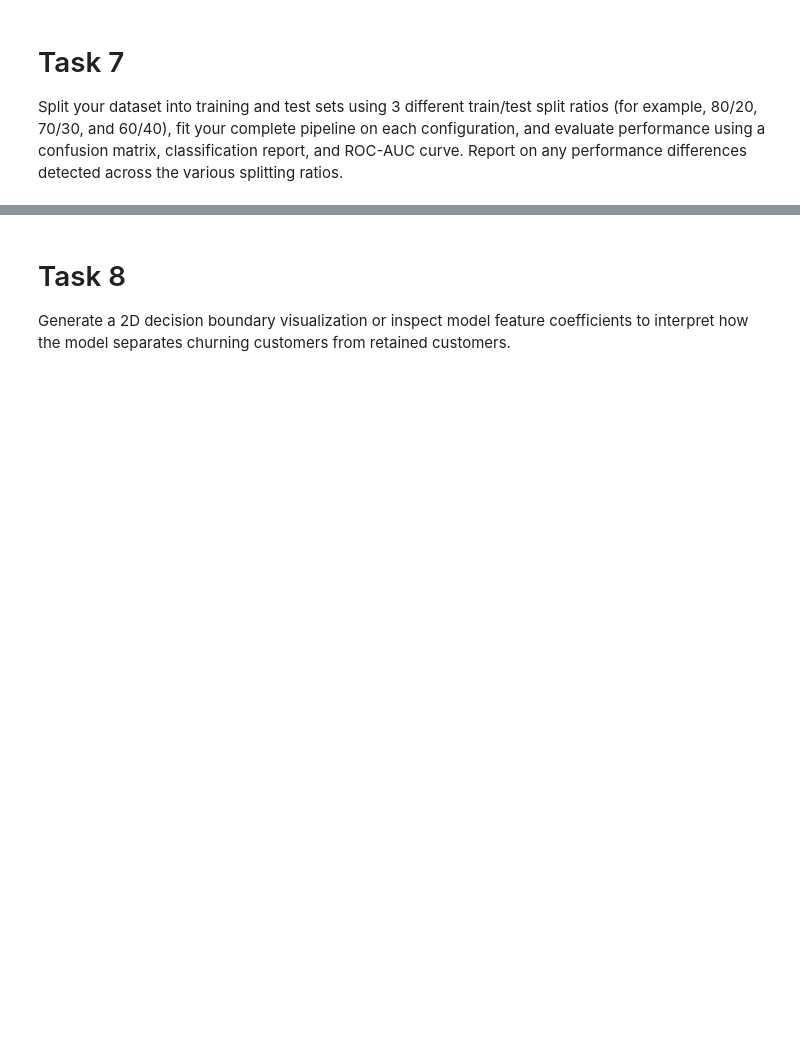
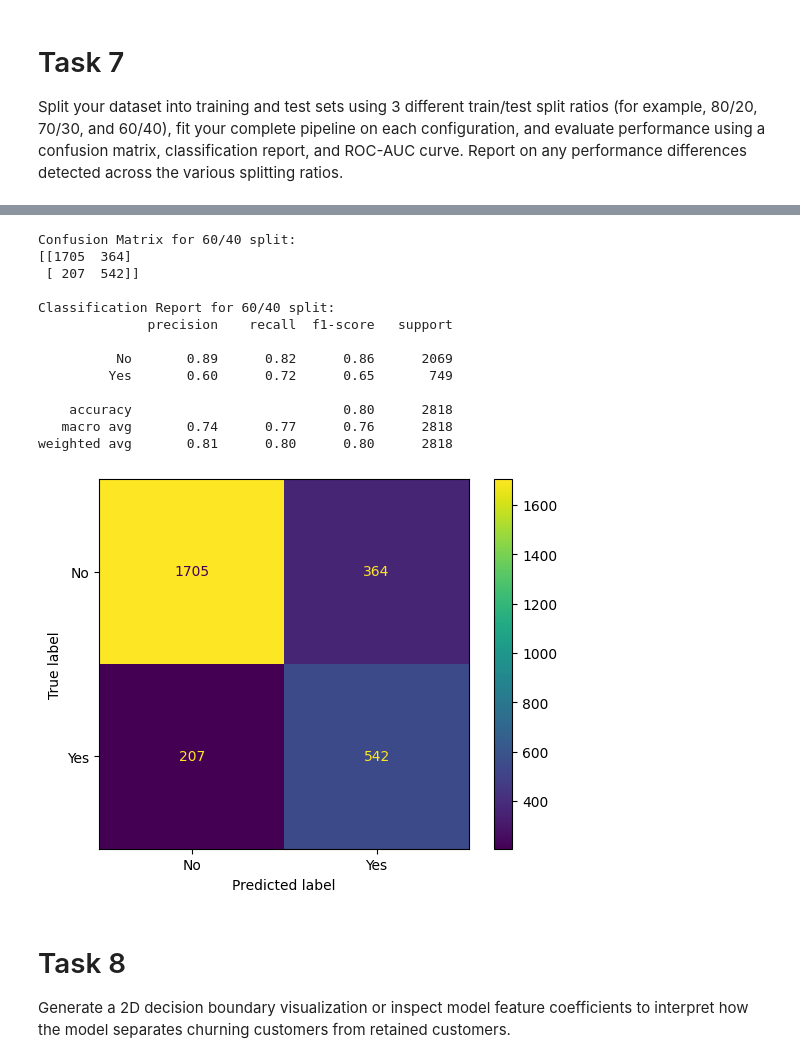
Before and after one commit to ek182238/CSC349, a Jupyter notebook: HW3/churn_classification.ipynb, the cells around one changed output, grey strips where cells are left out. Cells and saved outputs as stored; diff of their text form; code cells hidden in the pictures; blank space fills up the shorter version.

```diff
--- a/HW3/churn_classification.ipynb
+++ b/HW3/churn_classification.ipynb
@@ -191,3 +265,36 @@ Split your dataset into training and test sets using 3 different train/test spli
+# %%
+# 60/40 split
+X_train, X_test, y_train, y_test = train_test_split(X, y, test_size=0.4, random_state=42)
+pipeline.fit(X_train, y_train)
+y_predict = pipeline.predict(X_test)
+
+# Confusion Matrix
+conf_matrix = confusion_matrix(y_test, y_predict)
+print("Confusion Matrix for 60/40 split:")
+print(conf_matrix)
+
+# Classification Report
+class_report = classification_report(y_test, y_predict)
+print("\nClassification Report for 60/40 split:")
+print(class_report)
+
+ConfusionMatrixDisplay.from_estimator(pipeline, X_test, y_test)
+plt.show()
+# %% [output]
+Confusion Matrix for 60/40 split:
+[[1705  364]
+ [ 207  542]]
+
+Classification Report for 60/40 split:
+              precision    recall  f1-score   support
+
+          No       0.89      0.82      0.86      2069
+         Yes       0.60      0.72      0.65       749
+
+    accuracy                           0.80      2818
+   macro avg       0.74      0.77      0.76      2818
+weighted avg       0.81      0.80      0.80      2818
+[figure, added]
 # %% [markdown]
 # Task 8
 Generate a 2D decision boundary visualization or inspect model feature coefficients to interpret how the model separates churning customers from retained customers.
```
Also changed, not shown: parts of 9 cells of this notebook.
